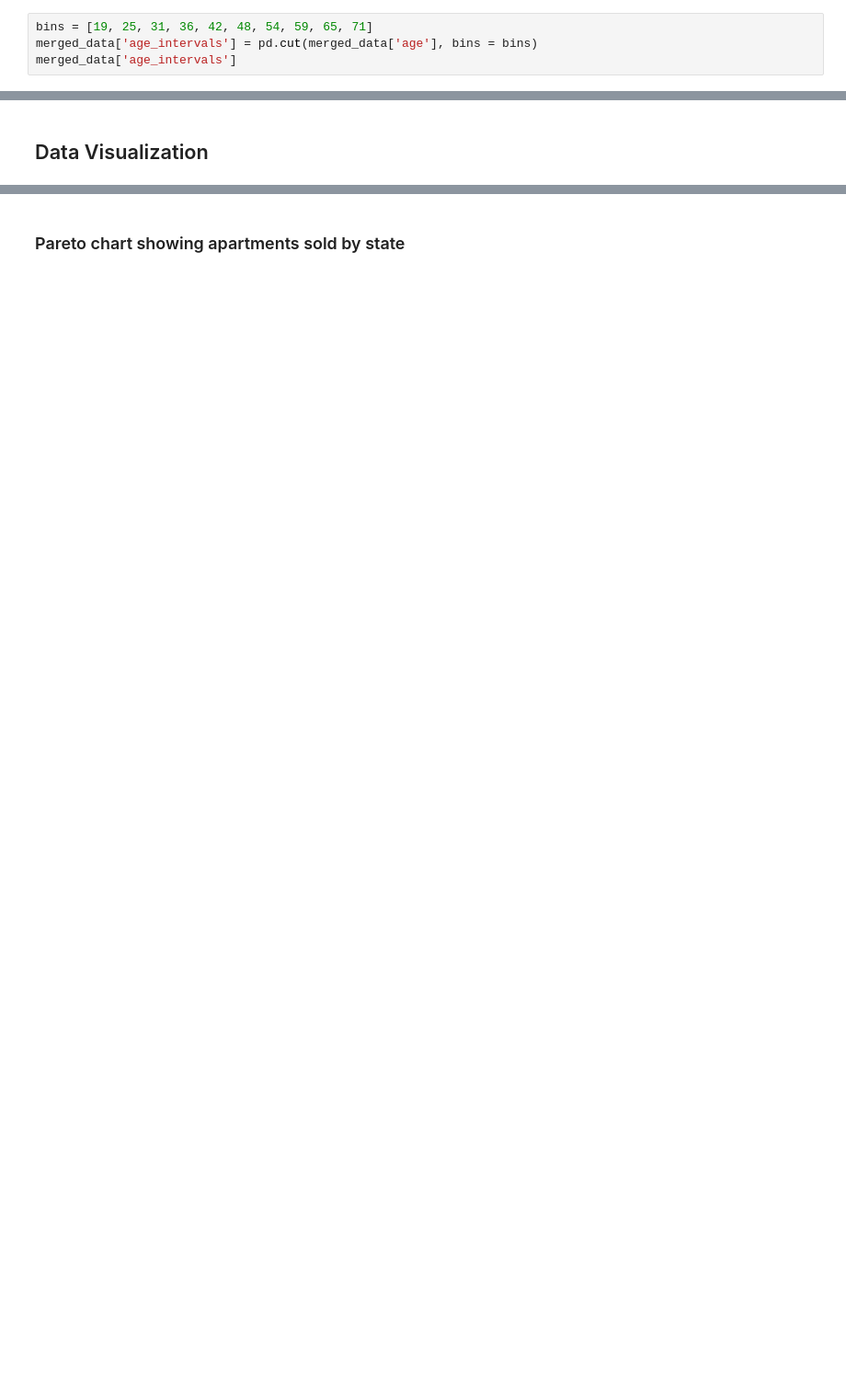
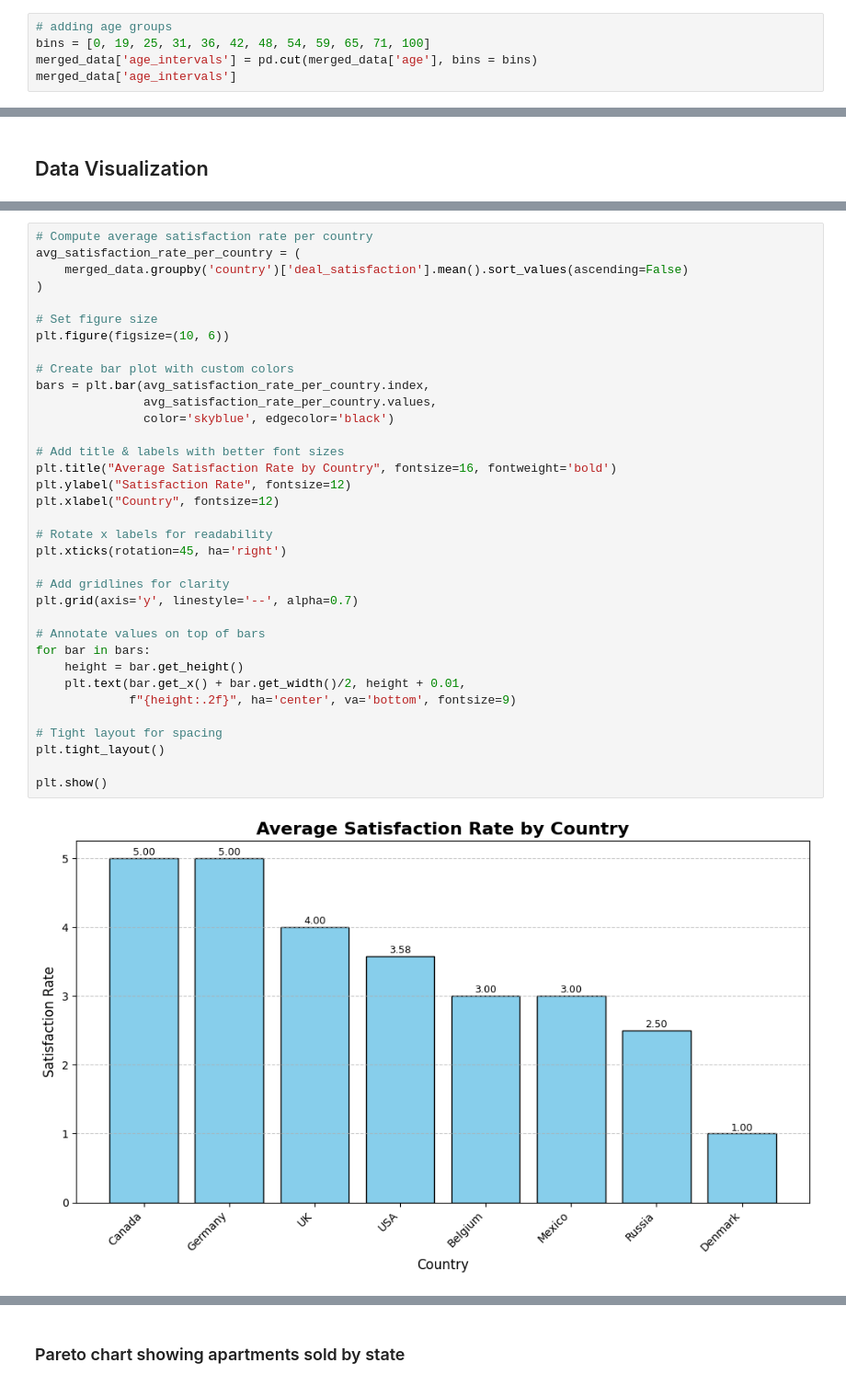
Before and after one commit to ahmed-h1ndy/real-estate-analysis, a Jupyter notebook: real_estate_analysis.ipynb, the cells around one changed output, grey strips where cells are left out. Shown at 92% size. Drawn from its saved outputs; the diff is of its cells as text; blank space fills up the shorter version.

```diff
--- a/real_estate_analysis.ipynb
+++ b/real_estate_analysis.ipynb
@@ -505,7 +521,8 @@ Name: count, dtype: int64
 # %% [markdown]
 ## Data Analysis
 # %%
-bins = [19, 25, 31, 36, 42, 48, 54, 59, 65, 71]
+# adding age groups
+bins = [0, 19, 25, 31, 36, 42, 48, 54, 59, 65, 71, 100]
 merged_data['age_intervals'] = pd.cut(merged_data['age'], bins = bins)
 merged_data['age_intervals']
 # %% [output]
@@ -599,0 +605,37 @@ plt.show()
+# %%
+# Compute average satisfaction rate per country
+avg_satisfaction_rate_per_country = (
+    merged_data.groupby('country')['deal_satisfaction'].mean().sort_values(ascending=False)
+)
+
+# Set figure size
+plt.figure(figsize=(10, 6))
+
+# Create bar plot with custom colors
+bars = plt.bar(avg_satisfaction_rate_per_country.index,
+               avg_satisfaction_rate_per_country.values,
+               color='skyblue', edgecolor='black')
+
+# Add title & labels with better font sizes
+plt.title("Average Satisfaction Rate by Country", fontsize=16, fontweight='bold')
+plt.ylabel("Satisfaction Rate", fontsize=12)
+plt.xlabel("Country", fontsize=12)
+
+# Rotate x labels for readability
+plt.xticks(rotation=45, ha='right')
+
+# Add gridlines for clarity
+plt.grid(axis='y', linestyle='--', alpha=0.7)
+
+# Annotate values on top of bars
+for bar in bars:
+    height = bar.get_height()
+    plt.text(bar.get_x() + bar.get_width()/2, height + 0.01,
+             f"{height:.2f}", ha='center', va='bottom', fontsize=9)
+
+# Tight layout for spacing
+plt.tight_layout()
+
+plt.show()
+# %% [output]
+[figure, added]
```
Also changed, not shown: parts of 34 cells of this notebook.
